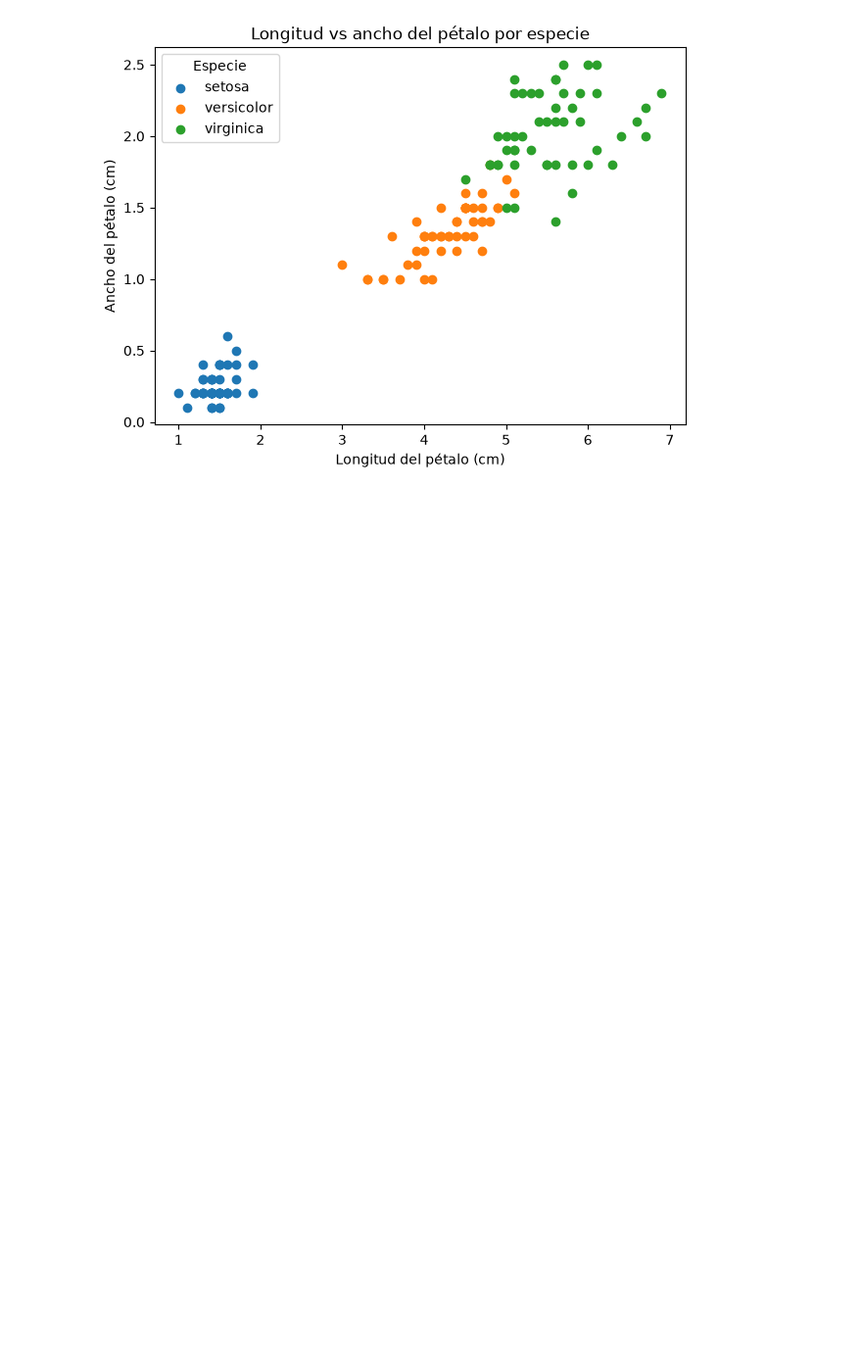
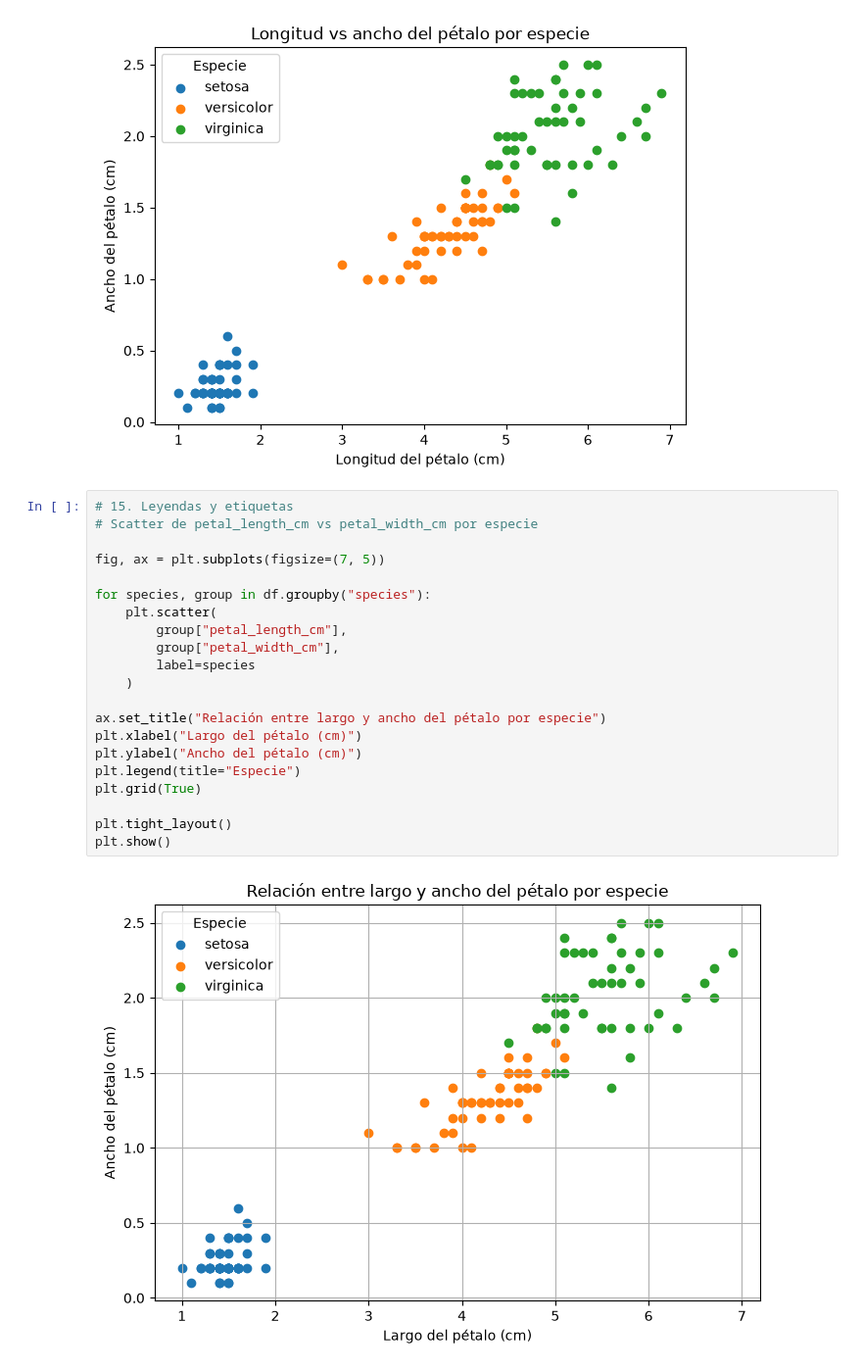
Before and after one commit to diegoayalavega1996-cmyk/clase-4, a Jupyter notebook: 20260817_25_matplotlib_ejericios.ipynb, the cells around one changed output. Shown at 98% size. Drawn from its saved outputs; the diff is of its cells as text; blank space fills up the shorter version.

```diff
--- a/20260817_25_matplotlib_ejericios.ipynb
+++ b/20260817_25_matplotlib_ejericios.ipynb
@@ -109,3 +109,26 @@ plt.legend(title="Especie")
 plt.show()
 # %% [output]
 [figure]
+# %%
+# 15. Leyendas y etiquetas
+# Scatter de petal_length_cm vs petal_width_cm por especie
+
+fig, ax = plt.subplots(figsize=(7, 5))
+
+for species, group in df.groupby("species"):
+    plt.scatter(
+        group["petal_length_cm"],
+        group["petal_width_cm"],
+        label=species
+    )
+
+ax.set_title("Relación entre largo y ancho del pétalo por especie")
+plt.xlabel("Largo del pétalo (cm)")
+plt.ylabel("Ancho del pétalo (cm)")
+plt.legend(title="Especie")
+plt.grid(True)
+
+plt.tight_layout()
+plt.show()
+# %% [output]
+[figure, added]
```
Also changed, not shown: parts of 3 cells of this notebook, 3 other files.
